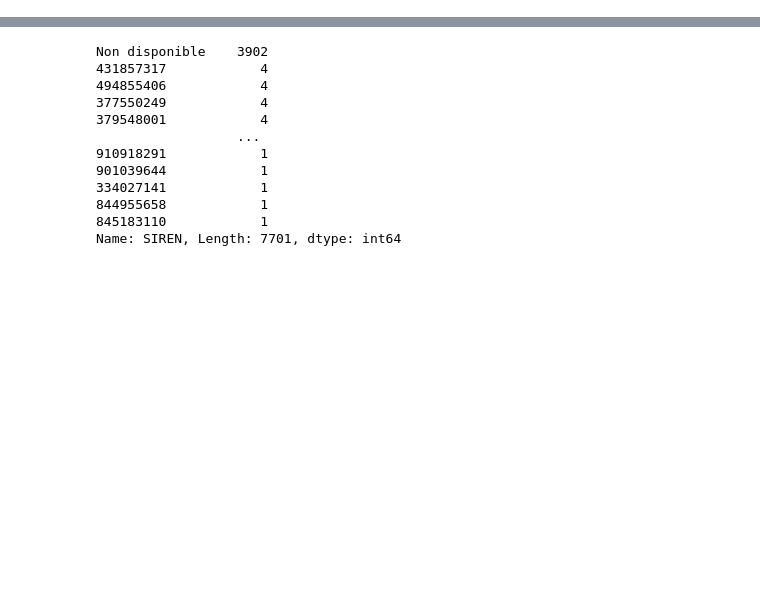
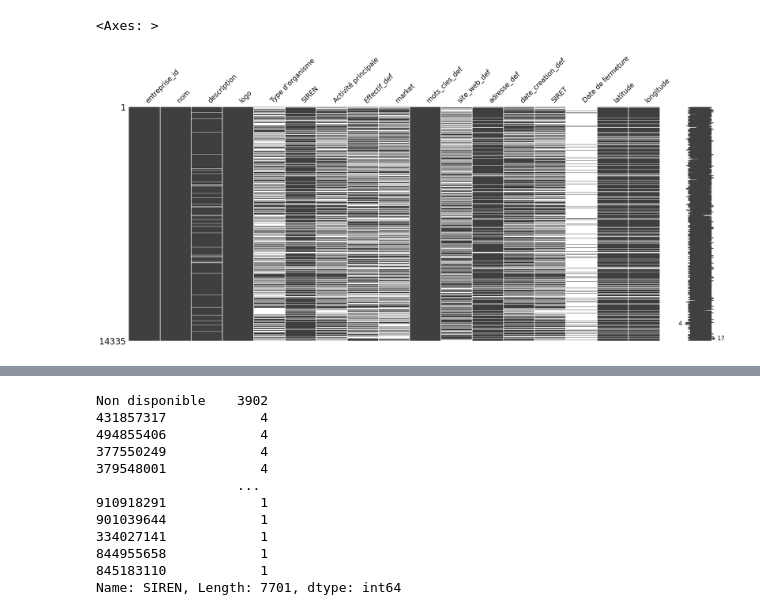
Before and after one commit to Damdam86/WildTech, a Jupyter notebook: Untitled-1.ipynb, the cells around one changed output, grey strips where cells are left out. Saved outputs shown, nothing was run; the diff lists cells and outputs as text; code cells hidden in the pictures; blank space fills up the shorter version.

```diff
--- a/Untitled-1.ipynb
+++ b/Untitled-1.ipynb
@@ -4,0 +56,5 @@ df = pd.read_csv('merged_df.csv')
+# %%
+msno.matrix(df)
+# %% [output]
+<Axes: >
+[figure, added]
```
Also changed, not shown: parts of 13 cells of this notebook, 6 other files.
